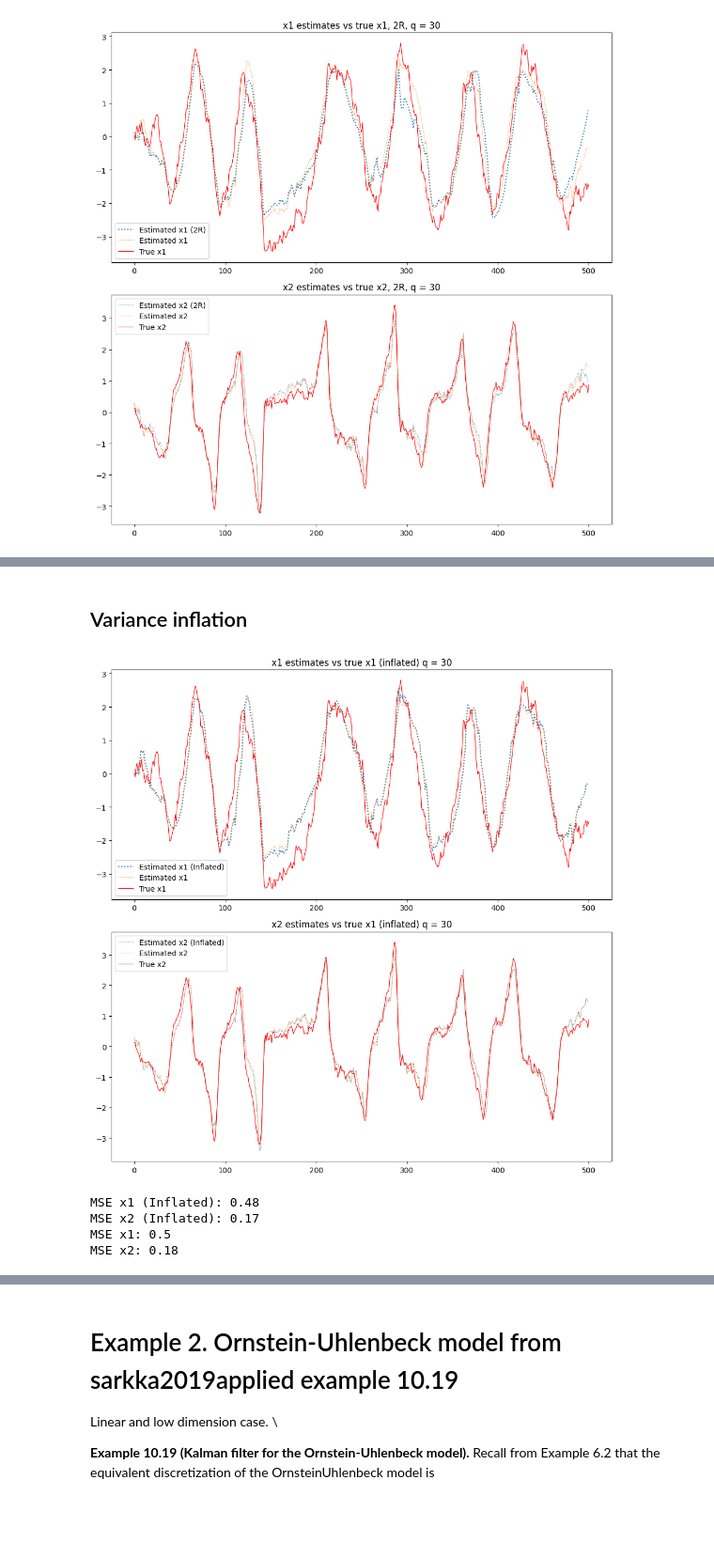
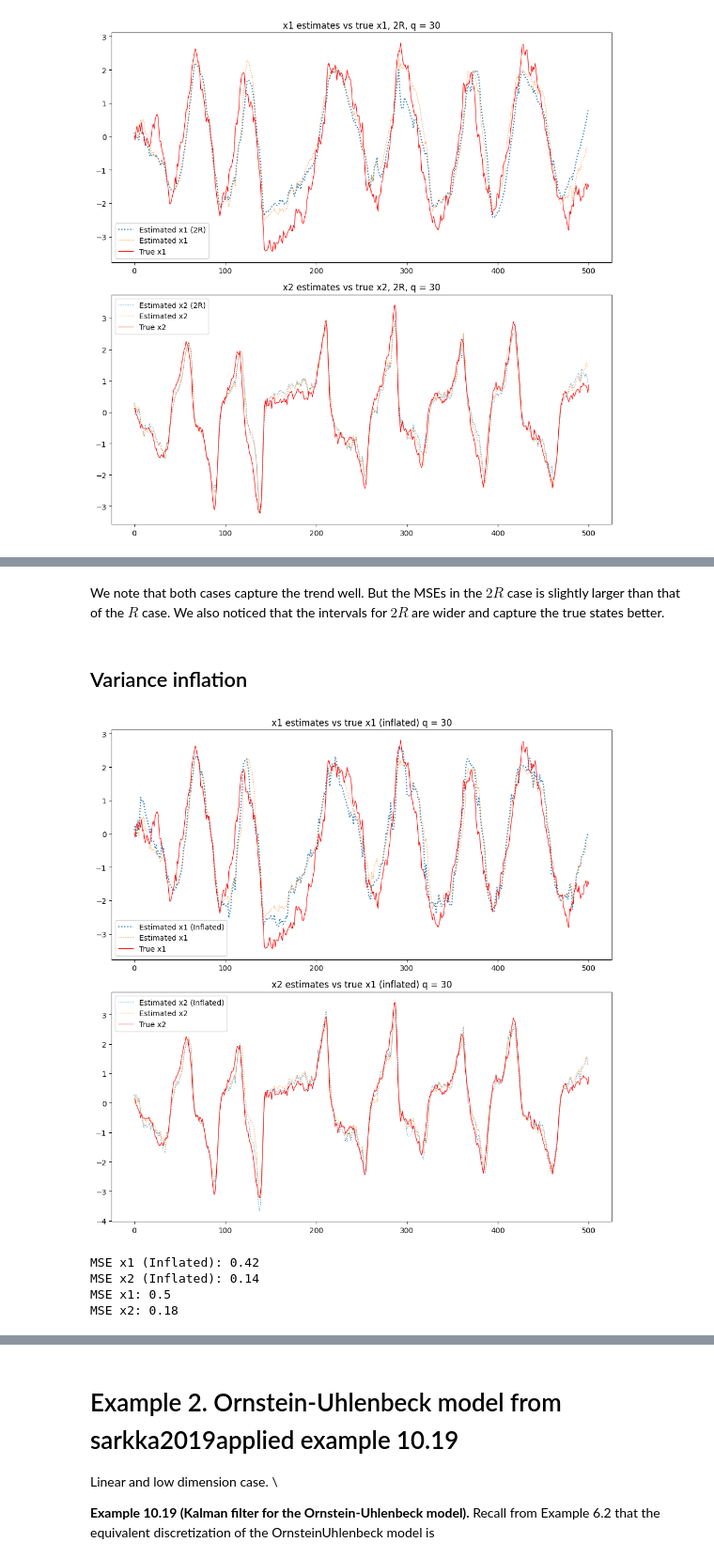
Before and after one commit to JackWang0102/STAT-546-EnFK-Simulation, a Jupyter notebook: EnKF_sim.ipynb, the cells around one changed output, grey strips where cells are left out. Shown at 94% size. Drawn from its saved outputs; the diff is of its cells as text; code cells hidden in the pictures; blank space fills up the shorter version.

Commit message:
Add figures and code revision

```diff
--- a/EnKF_sim.ipynb
+++ b/EnKF_sim.ipynb
@@ -94,6 +95,9 @@ class EnsembleKalmanFilter:
         Returns the current state estimate (mean of the ensemble).
         """
         return np.mean(self.ensemble, axis=0)
+
+    def get_variance_estimate(self):
+        return np.std(self.ensemble, axis=0)
 # %% [markdown]
 ## Define processes for the problem
 The process is given by
@@ -184,11 +188,15 @@ enkf = EnsembleKalmanFilter(ensemble_size, state_dim, process_model, observation
 enkf.initialize_ensemble(initial_state)
 result_x1_30 = []
 result_x2_30 = []
+var_x1_30 = []
+var_x2_30 = []
 for observation in observations:
   enkf.predict()
   enkf.update(observation)
   result_x1_30.append(enkf.get_state_estimate()[0])
   result_x2_30.append(enkf.get_state_estimate()[1])
+  var_x1_30.append(enkf.get_variance_estimate()[0])
+  var_x2_30.append(enkf.get_variance_estimate()[1])
 
 # Ensemble size 10
 ensemble_size = 10
@@ -275,11 +300,15 @@ enkf.initialize_ensemble(initial_state)
 
 result_x1_two = []
 result_x2_two = []
+var_x1_30_two = []
+var_x2_30_two = []
 for observation in observations:
   enkf.predict()
   enkf.update(observation)
   result_x1_two.append(enkf.get_state_estimate()[0])
   result_x2_two.append(enkf.get_state_estimate()[1])
+  var_x1_30_two.append(enkf.get_variance_estimate()[0])
+  var_x2_30_two.append(enkf.get_variance_estimate()[1])
 
 # Visualize
 # Create a 2x2 grid of subplots
@@ -300,6 +329,7 @@ axs[1].legend()
 
 # Adjust layout to prevent overlap
 plt.tight_layout()
+plt.savefig("EnKF_different_observation_noise.png")
 plt.show()
 # %% [output]
 [figure]
@@ -325,9 +414,11 @@ MSE x2: 0.18
+# %% [markdown]
+We note that both cases capture the trend well. But the MSEs in the $2R$ case is slightly larger than that of the $R$ case. We also noticed that the intervals for $2R$ are wider and capture the true states better.
 # %% [markdown]
 ## Variance inflation
 # %%
 np.random.seed(999)
 ensemble_size = 30
-inflation=1.2
+inflation = 2 # alpha
 R2 = R/inflation**2
 
 # Instantiate and initialize EnKF
@@ -336,45 +427,49 @@ enkf.initialize_ensemble(initial_state)
 
 result_x1Inf = []
 result_x2Inf = []
+var_x1_30Inf = []
+var_x2_30Inf = []
 for observation in observations:
   enkf.predict()
   enkf.update(observation)
   result_x1Inf.append(enkf.get_state_estimate()[0])
   result_x2Inf.append(enkf.get_state_estimate()[1])
+  var_x1_30Inf.append(enkf.get_variance_estimate()[0])
+  var_x2_30Inf.append(enkf.get_variance_estimate()[1])
 
 # Visualize
 # Create a 2x2 grid of subplots
 fig, axs = plt.subplots(2, 1, figsize=(10, 10))
 
 # Plot data in each subplot
 axs[0].plot(result_x1Inf, linestyle=':', label="Estimated x1 (Inflated)")
 axs[0].plot(result_x1_30, linestyle=':', linewidth=0.8, label="Estimated x1")
 axs[0].plot(true_states[:, 0], linewidth=0.8, label="True x1", color="red")
 axs[0].set_title("x1 estimates vs true x1 (inflated) q = " + str(ensemble_size ))
 axs[0].legend()
 
 axs[1].plot(result_x2Inf, linestyle=':', linewidth=0.8, label="Estimated x2 (Inflated)")
 axs[1].plot(result_x2_30, linestyle=':', linewidth=0.8, label="Estimated x2")
 axs[1].plot(true_states[:, 1], linewidth=0.8, label="True x2", color="red")
 axs[1].set_title("x2 estimates vs true x1 (inflated) q = " + str(ensemble_size ))
 axs[1].legend()
 
 # Adjust layout to prevent overlap
 plt.tight_layout()
 plt.show()
 
 MSE_x1Inf = np.mean((np.array(result_x1Inf) - true_states[1:, 0])**2)
 MSE_x2Inf = np.mean((np.array(result_x2Inf) - true_states[1:, 1])**2)
 print(f"MSE x1 (Inflated): {MSE_x1Inf:.2}")
 print(f"MSE x2 (Inflated): {MSE_x2Inf:.2}")
 
 MSE_x1_30 = np.mean((np.array(result_x1_30) - true_states[1:, 0])**2)
 MSE_x2_30 = np.mean((np.array(result_x2_30) - true_states[1:, 1])**2)
 print(f"MSE x1: {MSE_x1_30:.2}")
 print(f"MSE x2: {MSE_x2_30:.2}")
 # %% [output]
-[figure, old version]
+[figure, new version]
-MSE x1 (Inflated): 0.48
-MSE x2 (Inflated): 0.17
+MSE x1 (Inflated): 0.42
+MSE x2 (Inflated): 0.14
 MSE x1: 0.5
 MSE x2: 0.18
```
Also changed, not shown: parts of 16 cells of this notebook, 6 other files.
